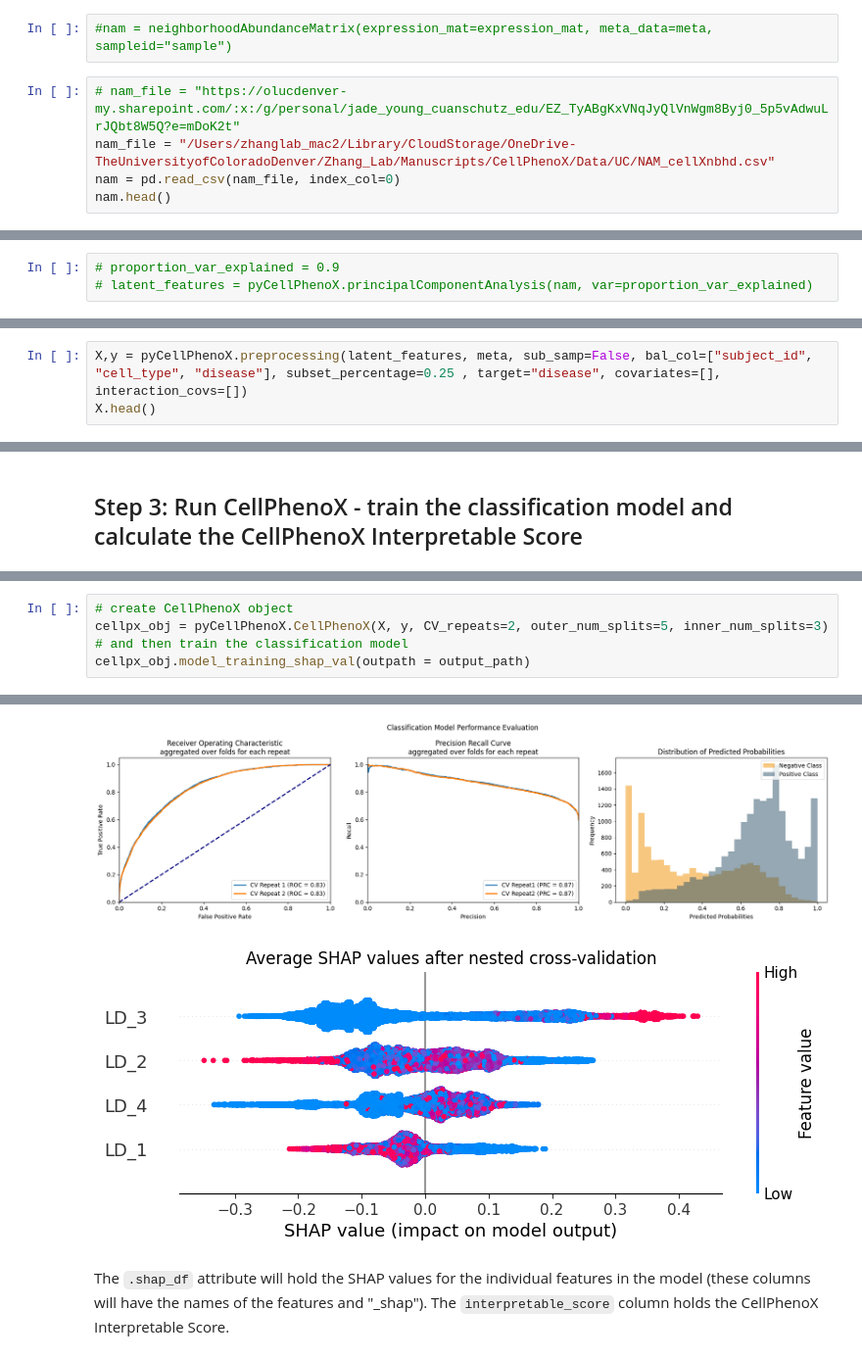
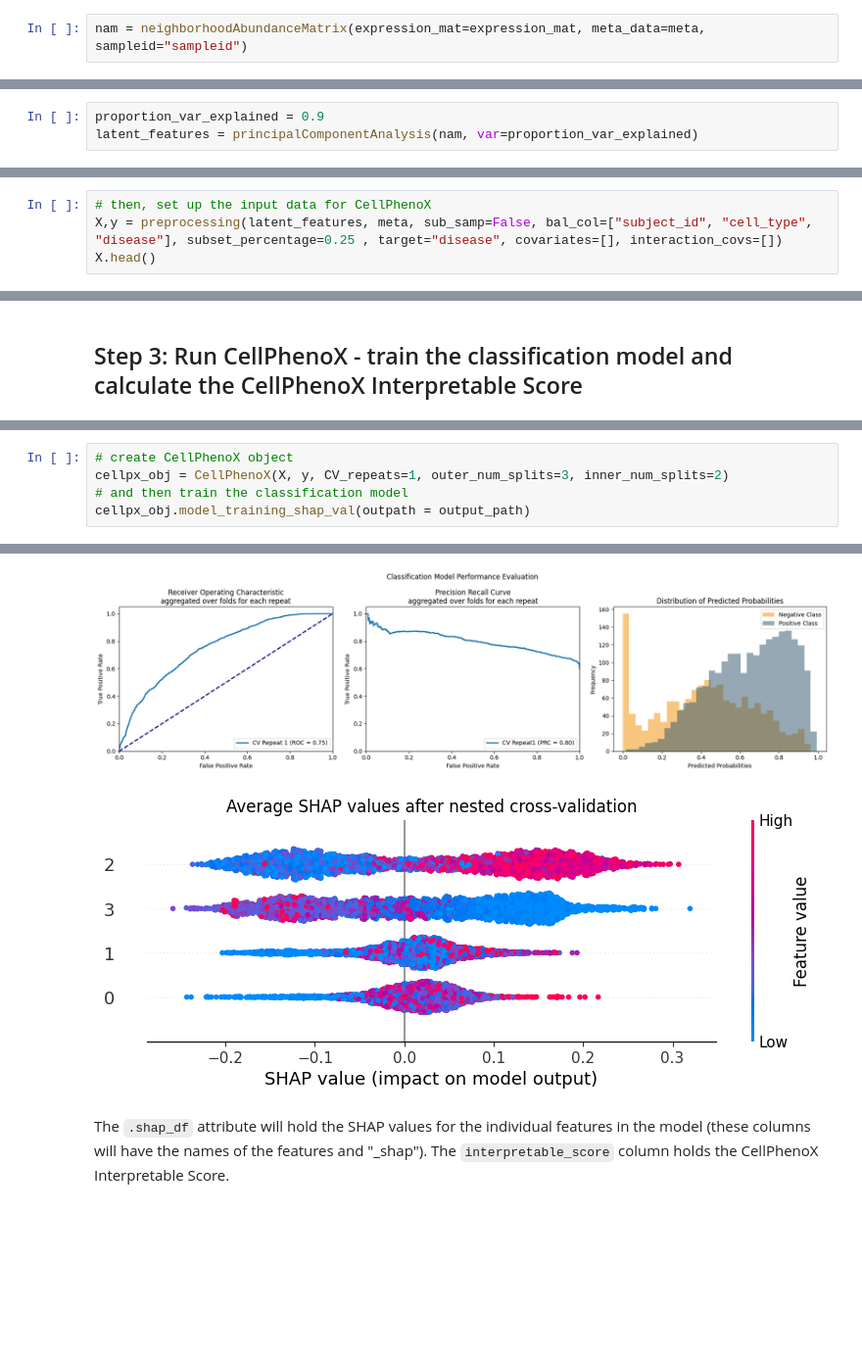
Before and after one commit to fanzhanglab/pyCellPhenoX, a Jupyter notebook: vignettes/apply_cellphenoX_inflamed_uc_fibroblast.ipynb, the cells around one changed output, grey strips where cells are left out. Shown: that part at 98% size. Saved outputs shown, nothing was run; the diff lists cells and outputs as text; blank space fills up the shorter version.

```diff
--- a/vignettes/apply_cellphenoX_inflamed_uc_fibroblast.ipynb
+++ b/vignettes/apply_cellphenoX_inflamed_uc_fibroblast.ipynb
@@ -43,9 +51,4 @@ Parameters:
 - `meta` - corresponding meta data where columns are categories
 - `sampleid` - the name of the column in meta that has the individual/subject identification
 # %%
-#nam = neighborhoodAbundanceMatrix(expression_mat=expression_mat, meta_data=meta, sampleid="sample")
+nam = neighborhoodAbundanceMatrix(expression_mat=expression_mat, meta_data=meta, sampleid="sampleid")
-# %%
-# nam_file = "https://olucdenver-my.sharepoint.com/:x:/g/personal/jade_young_cuanschutz_edu/EZ_TyABgKxVNqJyQlVnWgm8Byj0_5p5vAdwuLrJQbt8W5Q?e=mDoK2t"
-nam_file = "/Users/zhanglab_mac2/Library/CloudStorage/OneDrive-TheUniversityofColoradoDenver/Zhang_Lab/Manuscripts/CellPhenoX/Data/UC/NAM_cellXnbhd.csv"
-nam = pd.read_csv(nam_file, index_col=0)
-nam.head()
@@ -84,4 +74,4 @@ Paramters:
 # %%
-# proportion_var_explained = 0.9
-# latent_features = pyCellPhenoX.principalComponentAnalysis(nam, var=proportion_var_explained)
+proportion_var_explained = 0.9
+latent_features = principalComponentAnalysis(nam, var=proportion_var_explained)
 # %% [markdown]
@@ -94,6 +84,7 @@ Parameters:
 - `target` -  name of the column in the meta data for the target/outcome variable for the classification model
 - `covariates` - list of column names for covariates that you want to include as features in the classification model
 # %%
-X,y = pyCellPhenoX.preprocessing(latent_features, meta, sub_samp=False, bal_col=["subject_id", "cell_type", "disease"], subset_percentage=0.25 , target="disease", covariates=[], interaction_covs=[])
+# then, set up the input data for CellPhenoX
+X,y = preprocessing(latent_features, meta, sub_samp=False, bal_col=["subject_id", "cell_type", "disease"], subset_percentage=0.25 , target="disease", covariates=[], interaction_covs=[])
 X.head()
 # %% [output]
@@ -115,7 +114,7 @@ We start by instantiating the CellPhenoX object with `CellPhenoX`, specifying th
 The function for running this step is `model_training_shap_val`. You can pass the path to a specific output path for the produced plots.
 # %%
 # create CellPhenoX object
-cellpx_obj = pyCellPhenoX.CellPhenoX(X, y, CV_repeats=2, outer_num_splits=5, inner_num_splits=3)
+cellpx_obj = CellPhenoX(X, y, CV_repeats=1, outer_num_splits=3, inner_num_splits=2)
 # and then train the classification model
 cellpx_obj.model_training_shap_val(outpath = output_path)
 # %% [output]
@@ -139,4 +141,4 @@ best model precision-recall score = 0.9357
-[figure, old version]
+[figure, new version]
-[figure, old version]
+[figure, new version]
 # %% [markdown]
 The `.shap_df` attribute will hold the SHAP values for the individual features in the model (these columns will have the names of the features and "_shap"). The `interpretable_score` column holds the CellPhenoX Interpretable Score.
```
Also changed, not shown: parts of 34 cells of this notebook, 13 other files.
